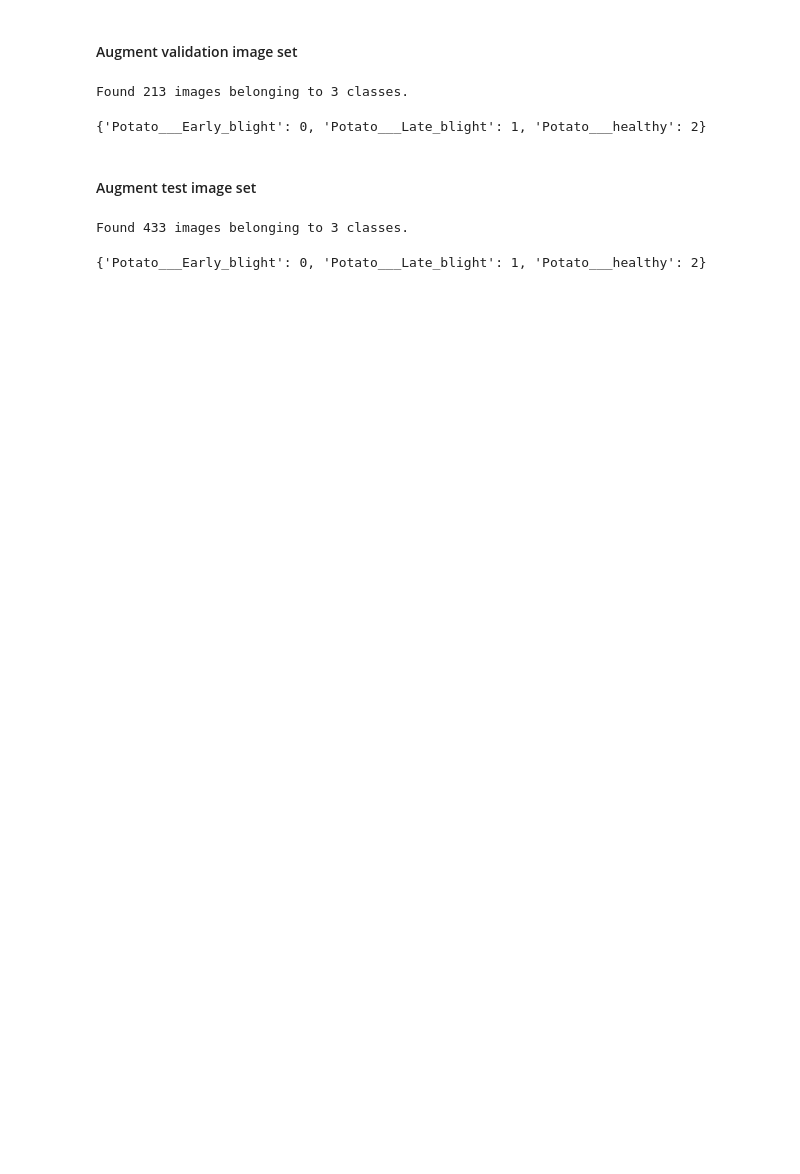
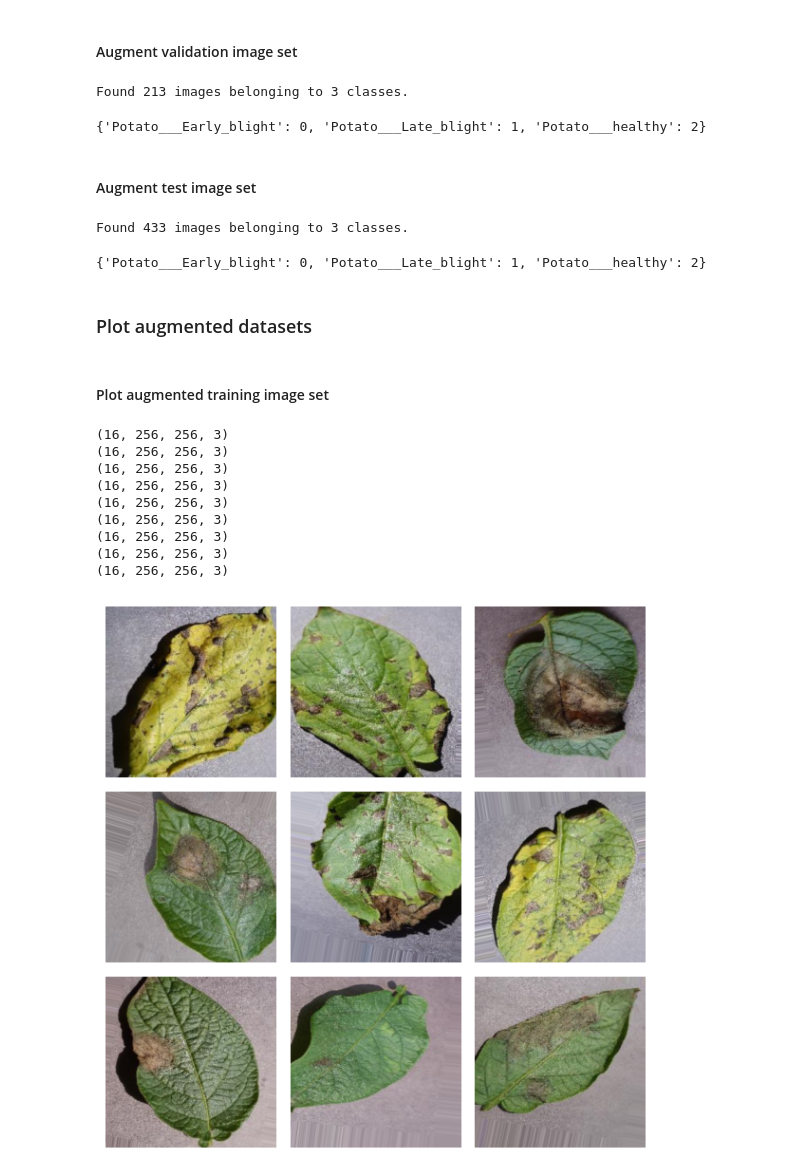
Before and after one commit to CharlieMcGoldrick/ci-ms5-spudscan, a Jupyter notebook: jupyter_notebooks/03 - ModellingandEvaluating_RGB.ipynb, the cells around one changed output. Cells and saved outputs as stored; diff of their text form; code cells hidden in the pictures; blank space fills up the shorter version.

Commit message:
Feat: plot train, val and train datasets

```diff
--- a/jupyter_notebooks/03 - ModellingandEvaluating_RGB.ipynb
+++ b/jupyter_notebooks/03 - ModellingandEvaluating_RGB.ipynb
@@ -212,3 +212,5 @@ test_set.class_indices
 # %% [output]
 Found 433 images belonging to 3 classes.
 {'Potato___Early_blight': 0, 'Potato___Late_blight': 1, 'Potato___healthy': 2}
+# %% [markdown]
+### Plot augmented datasets
@@ -214,0 +219,31 @@ Found 433 images belonging to 3 classes.
+# %% [markdown]
+#### Plot augmented training image set
+# %%
+# Create a 3x3 grid for displaying images
+fig, axes = plt.subplots(nrows=3, ncols=3, figsize=(6, 6))
+
+# Loop through each cell in the grid
+for i in range(3):
+    for j in range(3):
+        # Get the next image and label from the training set
+        img, label = train_set.next()
+        print(img.shape)  # Print the shape of the image
+
+        # Display the image in the corresponding cell
+        axes[i, j].imshow(img[0])
+        axes[i, j].axis('off')  # Hide the axis
+
+# Show the plot
+plt.tight_layout()
+plt.show()
+# %% [output]
+(16, 256, 256, 3)
+(16, 256, 256, 3)
+(16, 256, 256, 3)
+(16, 256, 256, 3)
+(16, 256, 256, 3)
+(16, 256, 256, 3)
+(16, 256, 256, 3)
+(16, 256, 256, 3)
+(16, 256, 256, 3)
+[figure, added]
```
Also changed, not shown: parts of 5 cells of this notebook.
